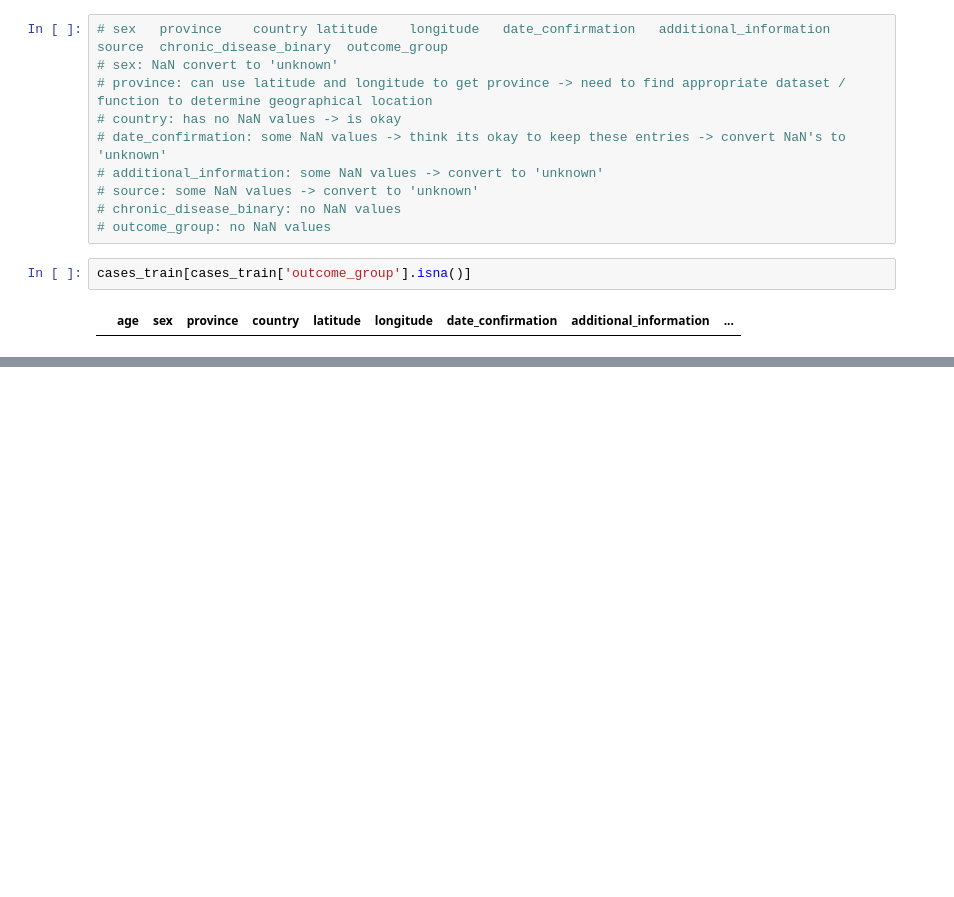
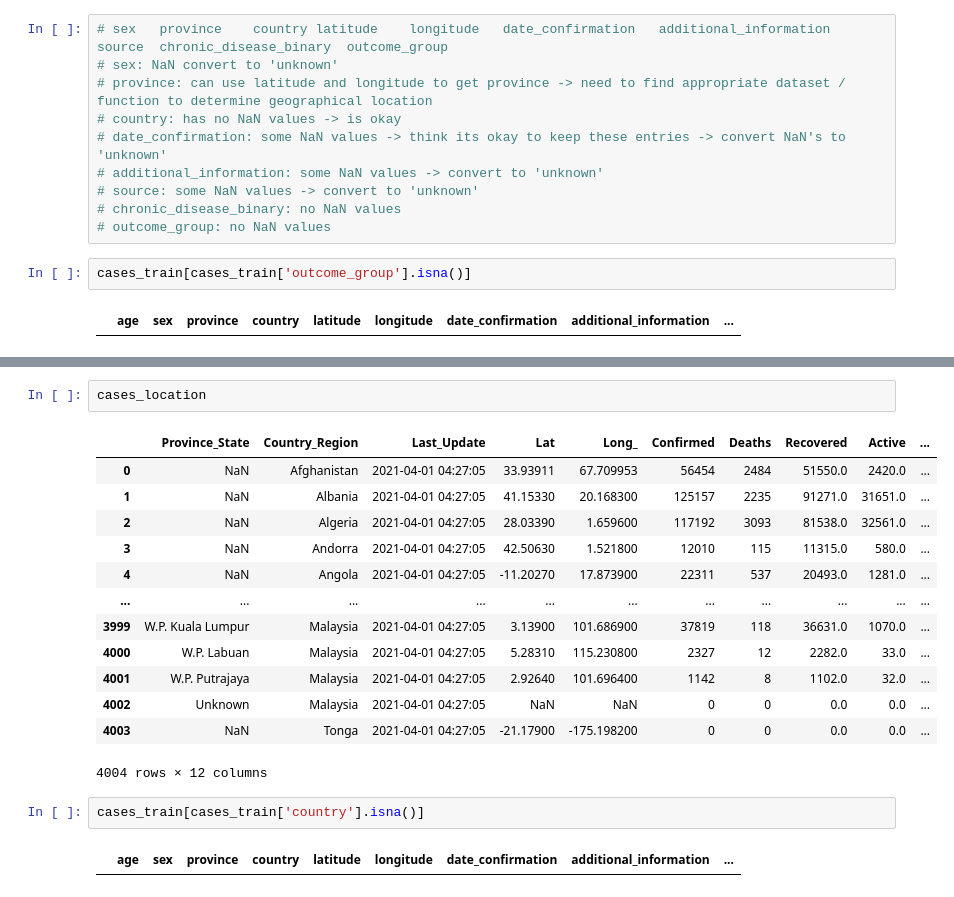
Before and after one commit to YufengLuo98/CMPT-459-Course-Project, a Jupyter notebook: milestone-1.ipynb, the cells around one changed output, grey strips where cells are left out. Drawn from its saved outputs; the diff is of its cells as text; blank space fills up the shorter version.

```diff
--- a/milestone-1.ipynb
+++ b/milestone-1.ipynb
@@ -398,0 +233,20 @@ Datasets involved: cases_2021_train.csv, cases_2021_test.csv, location_2021.csv
+# %%
+cases_location
+# %% [output]
+|  | Province_State | Country_Region | Last_Update | Lat | Long_ | Confirmed | Deaths | Recovered | Active | ... |
+| 0 | NaN | Afghanistan | 2021-04-01 04:27:05 | 33.93911 | 67.709953 | 56454 | 2484 | 51550.0 | 2420.0 | ... |
+| 1 | NaN | Albania | 2021-04-01 04:27:05 | 41.15330 | 20.168300 | 125157 | 2235 | 91271.0 | 31651.0 | ... |
+| 2 | NaN | Algeria | 2021-04-01 04:27:05 | 28.03390 | 1.659600 | 117192 | 3093 | 81538.0 | 32561.0 | ... |
+| 3 | NaN | Andorra | 2021-04-01 04:27:05 | 42.50630 | 1.521800 | 12010 | 115 | 11315.0 | 580.0 | ... |
+| 4 | NaN | Angola | 2021-04-01 04:27:05 | -11.20270 | 17.873900 | 22311 | 537 | 20493.0 | 1281.0 | ... |
+| ... | ... | ... | ... | ... | ... | ... | ... | ... | ... | ... |
+| 3999 | W.P. Kuala Lumpur | Malaysia | 2021-04-01 04:27:05 | 3.13900 | 101.686900 | 37819 | 118 | 36631.0 | 1070.0 | ... |
+| 4000 | W.P. Labuan | Malaysia | 2021-04-01 04:27:05 | 5.28310 | 115.230800 | 2327 | 12 | 2282.0 | 33.0 | ... |
+| 4001 | W.P. Putrajaya | Malaysia | 2021-04-01 04:27:05 | 2.92640 | 101.696400 | 1142 | 8 | 1102.0 | 32.0 | ... |
+| 4002 | Unknown | Malaysia | 2021-04-01 04:27:05 | NaN | NaN | 0 | 0 | 0.0 | 0.0 | ... |
+| 4003 | NaN | Tonga | 2021-04-01 04:27:05 | -21.17900 | -175.198200 | 0 | 0 | 0.0 | 0.0 | ... |
+4004 rows × 12 columns
+# %%
+cases_train[cases_train['country'].isna()]
+# %% [output]
+|  | age | sex | province | country | latitude | longitude | date_confirmation | additional_information | ... |
```
Also changed, not shown: parts of 31 cells of this notebook.
